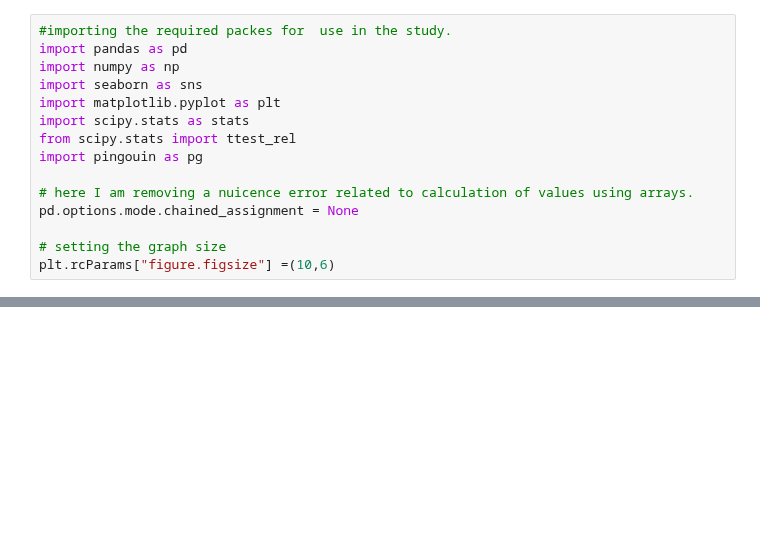
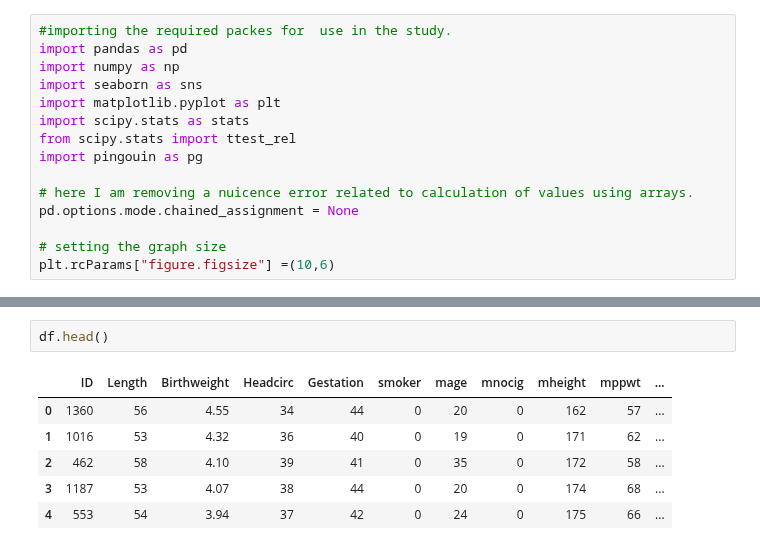
Before and after one commit to Jonathangmit/Machine-learning-and-statistics, a Jupyter notebook: Sheffield stats birth.ipynb, the cells around one changed output, grey strips where cells are left out. Cells and saved outputs as stored; diff of their text form; blank space fills up the shorter version.

```diff
--- a/Sheffield stats birth.ipynb
+++ b/Sheffield stats birth.ipynb
@@ -26,0 +27,9 @@ df.tail()
+# %%
+df.head()
+# %% [output]
+|  | ID | Length | Birthweight | Headcirc | Gestation | smoker | mage | mnocig | mheight | mppwt | ... |
+| 0 | 1360 | 56 | 4.55 | 34 | 44 | 0 | 20 | 0 | 162 | 57 | ... |
+| 1 | 1016 | 53 | 4.32 | 36 | 40 | 0 | 19 | 0 | 171 | 62 | ... |
+| 2 | 462 | 58 | 4.10 | 39 | 41 | 0 | 35 | 0 | 172 | 58 | ... |
+| 3 | 1187 | 53 | 4.07 | 38 | 44 | 0 | 20 | 0 | 174 | 68 | ... |
+| 4 | 553 | 54 | 3.94 | 37 | 42 | 0 | 24 | 0 | 175 | 66 | ... |
```
Also changed, not shown: parts of 5 cells of this notebook, 1 other file.
